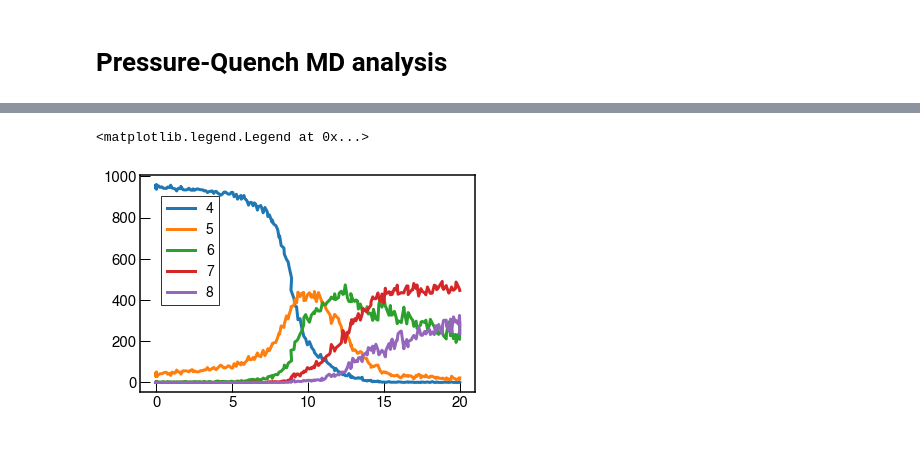
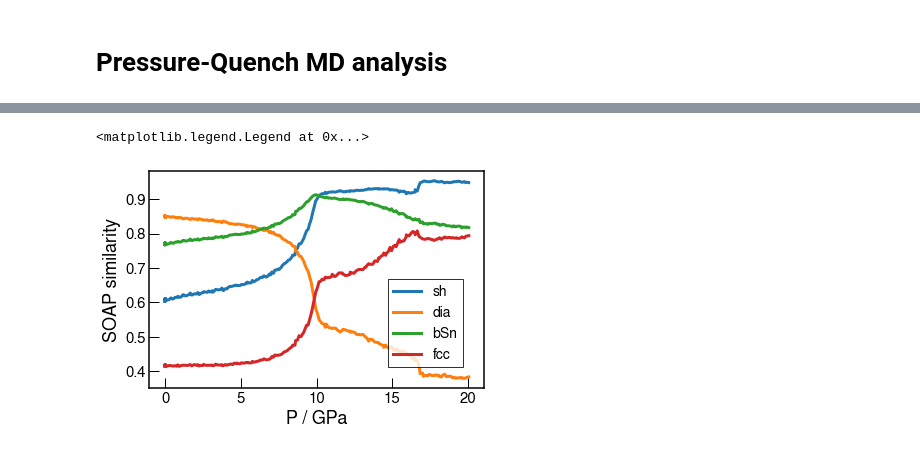
Before and after one commit to MorrowChem/Ge_analysis_local, a Jupyter notebook: MTP_from_GAP.ipynb, the cells around one changed output, grey strips where cells are left out. Cells and saved outputs as stored; diff of their text form; code cells hidden in the pictures.

Commit message:
Started producing paper figures

```diff
--- a/MTP_from_GAP.ipynb
+++ b/MTP_from_GAP.ipynb
@@ -570,0 +801,9 @@ for i, val in enumerate(id_u16_1k.configs):
+# %%
+a = 2.65
+sh = Atoms(hexagonal.Hexagonal(symbol='Si', latticeconstant={'a':a, 'c':a*0.957}))
+# %%
+dia = bulk('Si', crystalstructure='diamond', a=5.43,  cubic=True)
+fcc = bulk('Si', crystalstructure='fcc', a=(final_dens*4)**(1/3), cubic=True)
+bSn_fact = bSn_factory()
+a = 5.2
+bSn = Atoms(bSn_fact(symbol='Si', latticeconstant={'a':a, 'c':0.525*a}))
@@ -570,0 +822,23 @@ for i, val in enumerate(id_u16_1k.configs):
+# %%
+run = id_u24_1k_fw01
+comps = [sh, dia, bSn, fcc]
+kern_labels = ['sh', 'dia', 'bSn', 'fcc']
+for i, val in enumerate(comps):
+    run.df[kern_labels[i]] = kernel_compare(run.df['Configs'], val, similarity=True, average=True)
+    print('{} done'.format(labels[i]))
+# %%
+#calculate the per-atom excess enthalpy
+for ct, val in enumerate():
+    val.set_calculator(pot)
+    for i in range(len(p)):
+        if i % opt_freq == 0:
+            #val.set_constraint(FixAtoms(mask=[True for atom in val]))
+            #uf = ExpCellFilter(val, scalar_pressure=pea[i], hydrostatic_strain=True)
+            uf = ExpCellFilter(val, scalar_pressure=pea[i], hydrostatic_strain=True)
+            opt = BFGS(uf, logfile='/dev/null')
+            opt.run(0.05, steps=20)
+            if not opt.converged():
+                warnings.warn('Warning: {} did not converge at pressure {}'.format(
+                                self.labels[ct],p[i]))
+        v[j][ct][i] = (vt := val.get_volume()/len(val))
+        H[j][ct][i] = val.get_potential_energy()/len(val) + pea[i]*vt
@@ -571,10 +856,9 @@ for i, val in enumerate(id_u16_1k.configs):
 # %%
 fig, axs = plt.subplots()
-
-for i in range(4,9):
-    axs.plot(id_u16_1k.df['f_PressAve']/1e4, cn.T[i][1:], label=str(i))
-
+for i in kern_labels:
+    axs.plot(run.df['f_PressAve']/1e4, run.df[i], label=i)
+axs.set(xlabel='P / GPa', ylabel='SOAP similarity')
 axs.legend()
 # %% [output]
 <matplotlib.legend.Legend at 0x...>
-[figure, old version]
+[figure, new version]
```
Also changed, not shown: parts of 63 cells of this notebook, 2 other files.
